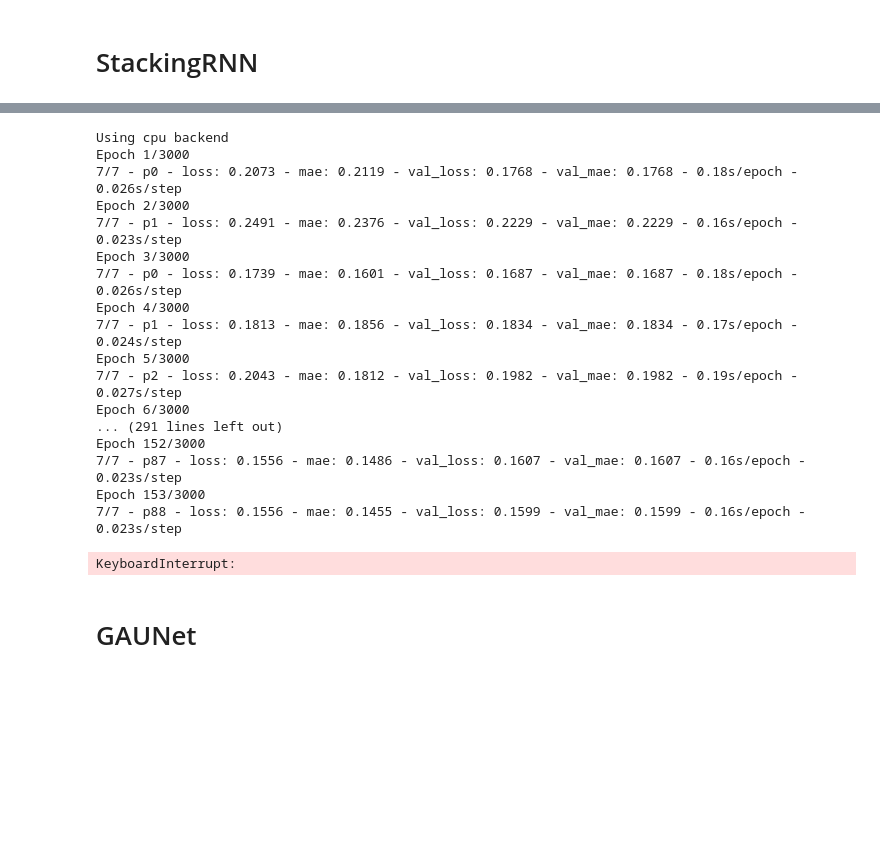
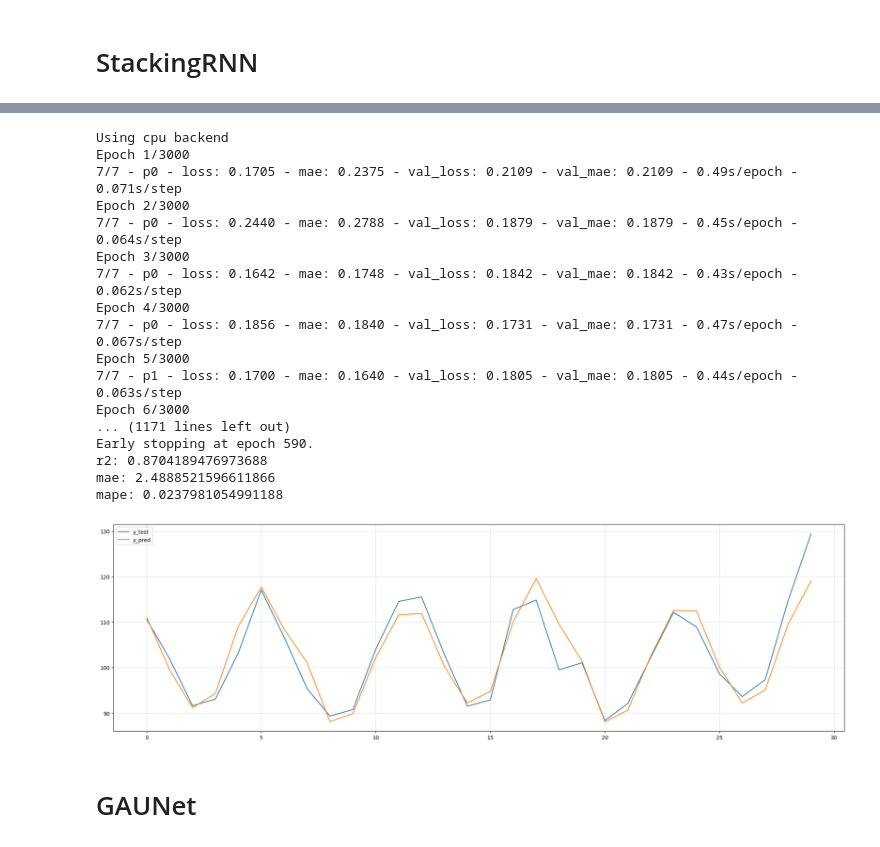
Before and after one commit to BirchKwok/spinesTS, a Jupyter notebook: examples/nn.ipynb, the cells around one changed output, grey strips where cells are left out. Drawn from its saved outputs; the diff is of its cells as text; code cells hidden in the pictures; blank space fills up the shorter version.

```diff
--- a/examples/nn.ipynb
+++ b/examples/nn.ipynb
@@ -38,7 +38,7 @@ series_data = BuiltInSeriesData()
 # %%
 cs = series_data['Electric_Production']
 
-x_train, x_test, y_train, y_test = split_series(cs['value'], cs['value'], 128, 24, train_size=0.9)
+x_train, x_test, y_train, y_test = split_series(cs['value'], cs['value'], 128, 30, train_size=0.9)
 # %%
 x_train.shape, x_test.shape
 # %% [output]
@@ -90,35 +58,36 @@ mape: 0.022538809781801755
-# %%
-model = StackingRNN(128, 24, random_seed=42, loss_fn='mae', learning_rate=0.001, dropout=0.1,
-                    stack_num=4, num_layers=1, bidirectional=True, device='cpu')
-model.fit(x_train, y_train, eval_set=(x_test, y_test), batch_size=32,
-             min_delta=0, patience=100, epochs=3000, verbose=True, lr_scheduler=None)
-y_pred_inverse = scaler2.inverse_transform(model.predict(x_test))
-
-y_test_inverse = scaler2.inverse_transform(y_test)
-
-print(f"r2: {r2_score(y_test_inverse.T, y_pred_inverse.T)}")
-print(f"mae: {mean_absolute_error(y_test_inverse, y_pred_inverse)}")
-print(f"mape: {mean_absolute_percentage_error(y_test_inverse, y_pred_inverse)}")
-a = plot2d(y_test_inverse, y_pred_inverse, eval_slices='[-1]', labels=['y_test', 'y_pred'], figsize=(20, 6))
-# %% [output]
-Using cpu backend
-Epoch 1/3000
-7/7 - p0 - loss: 0.2073 - mae: 0.2119 - val_loss: 0.1768 - val_mae: 0.1768 - 0.18s/epoch - 0.026s/step
-Epoch 2/3000
-7/7 - p1 - loss: 0.2491 - mae: 0.2376 - val_loss: 0.2229 - val_mae: 0.2229 - 0.16s/epoch - 0.023s/step
-Epoch 3/3000
-7/7 - p0 - loss: 0.1739 - mae: 0.1601 - val_loss: 0.1687 - val_mae: 0.1687 - 0.18s/epoch - 0.026s/step
-Epoch 4/3000
-7/7 - p1 - loss: 0.1813 - mae: 0.1856 - val_loss: 0.1834 - val_mae: 0.1834 - 0.17s/epoch - 0.024s/step
-Epoch 5/3000
-7/7 - p2 - loss: 0.2043 - mae: 0.1812 - val_loss: 0.1982 - val_mae: 0.1982 - 0.19s/epoch - 0.027s/step
-Epoch 6/3000
-... (291 lines left out)
-Epoch 152/3000
-7/7 - p87 - loss: 0.1556 - mae: 0.1486 - val_loss: 0.1607 - val_mae: 0.1607 - 0.16s/epoch - 0.023s/step
-Epoch 153/3000
-7/7 - p88 - loss: 0.1556 - mae: 0.1455 - val_loss: 0.1599 - val_mae: 0.1599 - 0.16s/epoch - 0.023s/step
-KeyboardInterrupt:
+# %%
+# selu在attention后
+model = StackingRNN(128, 30, random_seed=42, loss_fn='mae', learning_rate=0.001, dropout=0.1,
+                    stack_num=4, num_layers=1, bidirectional=True, device='cpu')
+model.fit(x_train, y_train, eval_set=(x_test, y_test), batch_size=32,
+             min_delta=0, patience=100, epochs=3000, verbose=True, lr_scheduler=None)
+y_pred_inverse = scaler2.inverse_transform(model.predict(x_test))
+
+y_test_inverse = scaler2.inverse_transform(y_test)
+
+print(f"r2: {r2_score(y_test_inverse.T, y_pred_inverse.T)}")
+print(f"mae: {mean_absolute_error(y_test_inverse, y_pred_inverse)}")
+print(f"mape: {mean_absolute_percentage_error(y_test_inverse, y_pred_inverse)}")
+a = plot2d(y_test_inverse, y_pred_inverse, eval_slices='[-1]', labels=['y_test', 'y_pred'], figsize=(20, 6))
+# %% [output]
+Using cpu backend
+Epoch 1/3000
+7/7 - p0 - loss: 0.1705 - mae: 0.2375 - val_loss: 0.2109 - val_mae: 0.2109 - 0.49s/epoch - 0.071s/step
+Epoch 2/3000
+7/7 - p0 - loss: 0.2440 - mae: 0.2788 - val_loss: 0.1879 - val_mae: 0.1879 - 0.45s/epoch - 0.064s/step
+Epoch 3/3000
+7/7 - p0 - loss: 0.1642 - mae: 0.1748 - val_loss: 0.1842 - val_mae: 0.1842 - 0.43s/epoch - 0.062s/step
+Epoch 4/3000
+7/7 - p0 - loss: 0.1856 - mae: 0.1840 - val_loss: 0.1731 - val_mae: 0.1731 - 0.47s/epoch - 0.067s/step
+Epoch 5/3000
+7/7 - p1 - loss: 0.1700 - mae: 0.1640 - val_loss: 0.1805 - val_mae: 0.1805 - 0.44s/epoch - 0.063s/step
+Epoch 6/3000
+... (1171 lines left out)
+Early stopping at epoch 590.
+r2: 0.8704189476973688
+mae: 2.4888521596611866
+mape: 0.0237981054991188
+[figure, added]
 # %% [markdown]
 # GAUNet
 # %%
```
Also changed, not shown: parts of 2 cells of this notebook, 3 other files.
